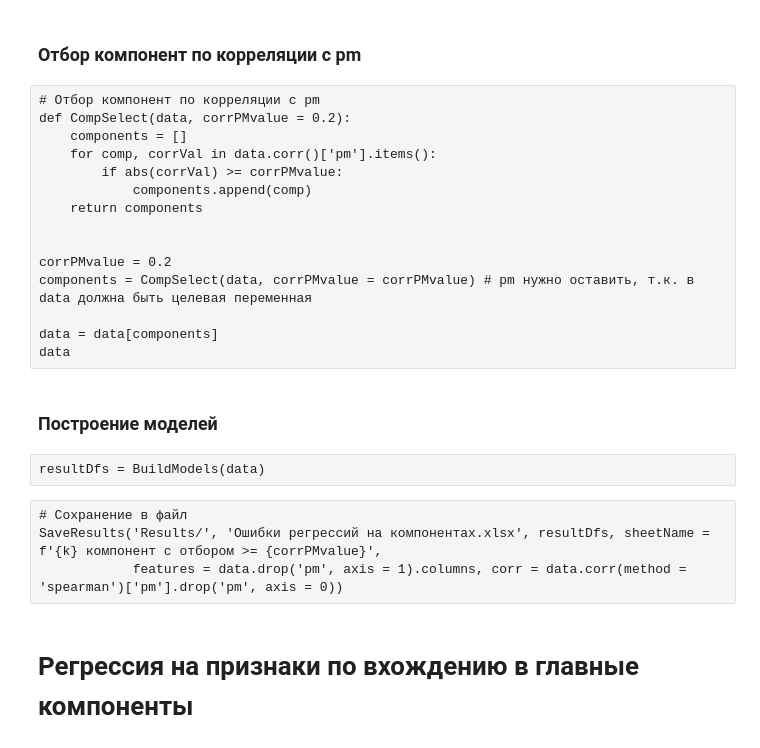
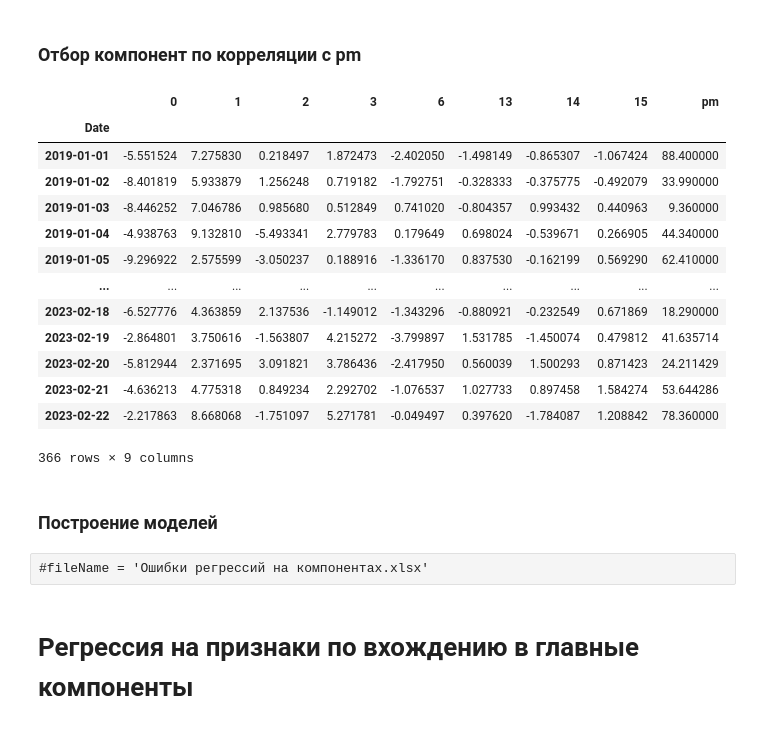
Before and after one commit to Nikita-Lev/Forecasting-PM-2.5-in-the-atmosphere-of-Krasnoyarsk, a Jupyter notebook: PCA/PCA.ipynb, the cells around one changed output. Drawn from its saved outputs; the diff is of its cells as text; code cells hidden in the pictures.

```diff
--- a/PCA/PCA.ipynb
+++ b/PCA/PCA.ipynb
@@ -373,25 +363,34 @@ SaveResults('Results/', 'Ошибки регрессий на компонент
 # %% [markdown]
 ### Отбор компонент по корреляции с pm
-# %% [raw]
-# Отбор компонент по корреляции с pm
-def CompSelect(data, corrPMvalue = 0.2):
-    components = []
-    for comp, corrVal in data.corr()['pm'].items():
-        if abs(corrVal) >= corrPMvalue:
-            components.append(comp)
-    return components
-
-
-corrPMvalue = 0.2
-components = CompSelect(data, corrPMvalue = corrPMvalue) # pm нужно оставить, т.к. в data должна быть целевая переменная
-
-data = data[components]
-data
+# %%
+# Отбор компонент по корреляции с pm
+def CompSelect(data, corrPMvalue = 0.2):
+    components = []
+    for comp, corrVal in data.corr()['pm'].items():
+        if abs(corrVal) >= corrPMvalue:
+            components.append(comp)
+    return components
+
+
+corrPMvalue = 0.2
+components = CompSelect(data, corrPMvalue = corrPMvalue) # pm нужно оставить, т.к. в data должна быть целевая переменная
+
+data = data[components]
+data
+# %% [output]
+|  | 0 | 1 | 2 | 3 | 6 | 13 | 14 | 15 | pm |
+| Date |  |  |  |  |  |  |  |  |  |
+| 2019-01-01 | -5.551524 | 7.275830 | 0.218497 | 1.872473 | -2.402050 | -1.498149 | -0.865307 | -1.067424 | 88.400000 |
+| 2019-01-02 | -8.401819 | 5.933879 | 1.256248 | 0.719182 | -1.792751 | -0.328333 | -0.375775 | -0.492079 | 33.990000 |
+| 2019-01-03 | -8.446252 | 7.046786 | 0.985680 | 0.512849 | 0.741020 | -0.804357 | 0.993432 | 0.440963 | 9.360000 |
+| 2019-01-04 | -4.938763 | 9.132810 | -5.493341 | 2.779783 | 0.179649 | 0.698024 | -0.539671 | 0.266905 | 44.340000 |
+| 2019-01-05 | -9.296922 | 2.575599 | -3.050237 | 0.188916 | -1.336170 | 0.837530 | -0.162199 | 0.569290 | 62.410000 |
+| ... | ... | ... | ... | ... | ... | ... | ... | ... | ... |
+| 2023-02-18 | -6.527776 | 4.363859 | 2.137536 | -1.149012 | -1.343296 | -0.880921 | -0.232549 | 0.671869 | 18.290000 |
+| 2023-02-19 | -2.864801 | 3.750616 | -1.563807 | 4.215272 | -3.799897 | 1.531785 | -1.450074 | 0.479812 | 41.635714 |
+| 2023-02-20 | -5.812944 | 2.371695 | 3.091821 | 3.786436 | -2.417950 | 0.560039 | 1.500293 | 0.871423 | 24.211429 |
+| 2023-02-21 | -4.636213 | 4.775318 | 0.849234 | 2.292702 | -1.076537 | 1.027733 | 0.897458 | 1.584274 | 53.644286 |
+| 2023-02-22 | -2.217863 | 8.668068 | -1.751097 | 5.271781 | -0.049497 | 0.397620 | -1.784087 | 1.208842 | 78.360000 |
+366 rows × 9 columns
 # %% [markdown]
 ### Построение моделей
-# %% [raw]
-resultDfs = BuildModels(data)
-# %% [raw]
-# Сохранение в файл
-SaveResults('Results/', 'Ошибки регрессий на компонентах.xlsx', resultDfs, sheetName = f'{k} компонент с отбором >= {corrPMvalue}',
-            features = data.drop('pm', axis = 1).columns, corr = data.corr(method = 'spearman')['pm'].drop('pm', axis = 0))
@@ -397,0 +399,2 @@ SaveResults('Results/', 'Ошибки регрессий на компонент
+# %% [raw]
+#fileName = 'Ошибки регрессий на компонентах.xlsx'
```
Also changed, not shown: parts of 30 cells of this notebook, 2 other files.
